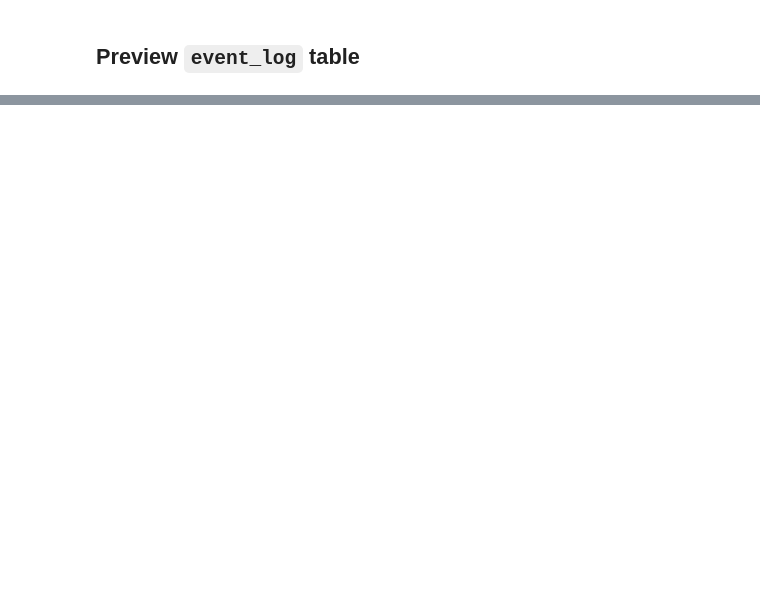
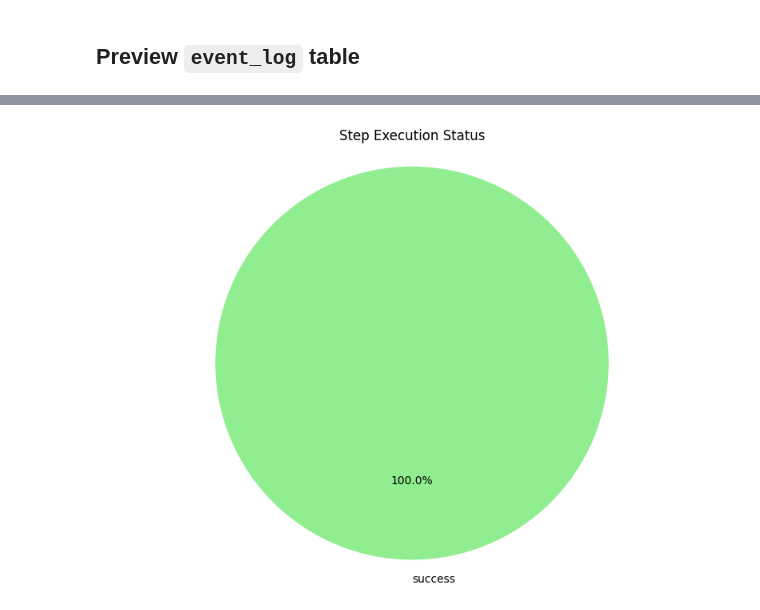
Before and after one commit to noetl/noetl, a Jupyter notebook: notebook/agent007_mission_report.ipynb, the cells around one changed output, grey strips where cells are left out. Cells and saved outputs as stored; diff of their text form; code cells hidden in the pictures; blank space fills up the shorter version.

```diff
--- a/notebook/agent007_mission_report.ipynb
+++ b/notebook/agent007_mission_report.ipynb
@@ -498,0 +713,90 @@ Truncated to displaylimit of 10.
+# %%
+if execution_id:
+    summary_data = {}
+
+    step_stats = con.execute("""
+        SELECT
+            COUNT(*) as total_steps,
+            COUNT(CASE WHEN status = 'success' THEN 1 END) as successful_steps,
+            CAST(COUNT(CASE WHEN status = 'success' THEN 1 END) AS FLOAT) / COUNT(*) * 100 as success_rate
+        FROM step_result
+        WHERE execution_id = ?
+    """, [execution_id]).fetchone()
+
+    summary_data['step_stats'] = {
+        'total': step_stats[0],
+        'successful': step_stats[1],
+        'success_rate': step_stats[2]
+    }
+
+    task_stats = con.execute("""
+        SELECT
+            COUNT(*) as total_tasks,
+            COUNT(CASE WHEN status = 'success' THEN 1 END) as successful_tasks,
+            CAST(COUNT(CASE WHEN status = 'success' THEN 1 END) AS FLOAT) / COUNT(*) * 100 as success_rate
+        FROM task_result
+        WHERE execution_id = ?
+    """, [execution_id]).fetchone()
+
+    summary_data['task_stats'] = {
+        'total': task_stats[0],
+        'successful': task_stats[1],
+        'success_rate': task_stats[2]
+    }
+
+    try:
+        weather_summary = con.execute("""
+            SELECT data
+            FROM task_result
+            WHERE execution_id = ? AND task_name = 'aggregate_alerts_task'
+            ORDER BY timestamp DESC
+            LIMIT 1
+        """, [execution_id]).fetchone()
+
+        if weather_summary and weather_summary[0]:
+            summary_data['weather_summary'] = json.loads(weather_summary[0])
+    except:
+        pass
+
+    print("## Playbook Execution Summary")
+    print(f"Total Steps: {summary_data['step_stats']['total']}")
+    print(f"Successful Steps: {summary_data['step_stats']['successful']}")
+    print(f"Step Success Rate: {summary_data['step_stats']['success_rate']:.2f}%")
+    print()
+    print(f"Total Tasks: {summary_data['task_stats']['total']}")
+    print(f"Successful Tasks: {summary_data['task_stats']['successful']}")
+    print(f"Task Success Rate: {summary_data['task_stats']['success_rate']:.2f}%")
+    print()
+
+    if 'weather_summary' in summary_data:
+        print("## Weather Alert Summary")
+        if 'summary' in summary_data['weather_summary']:
+            summary = summary_data['weather_summary']['summary']
+            print(f"Alert Cities: {', '.join(summary.get('alert_cities', []))}")
+            print(f"Alert Count: {summary.get('count', 0)}")
+        else:
+            print("No weather alert summary found.")
+
+    step_status_counts = con.execute("""
+        SELECT
+            status,
+            COUNT(*) as count
+        FROM step_result
+        WHERE execution_id = ?
+        GROUP BY status
+    """, [execution_id]).fetchall()
+
+    if step_status_counts:
+        plt.figure(figsize=(8, 6))
+        labels = [status[0] for status in step_status_counts]
+        sizes = [status[1] for status in step_status_counts]
+        colors = ['lightgreen' if label == 'success' else 'lightcoral' if label == 'error' else 'lightyellow' for label in labels]
+
+        plt.pie(sizes, labels=labels, colors=colors, autopct='%1.1f%%', startangle=90)
+        plt.axis('equal')
+        plt.title('Step Execution Status')
+        plt.tight_layout()
+        plt.show()
+else:
+    print("No execution ID for summary.")
+# %% [output]
@@ -498,0 +811 @@ Truncated to displaylimit of 10.
+[figure, added]
```
Also changed, not shown: parts of 25 cells of this notebook, 3 other files.
